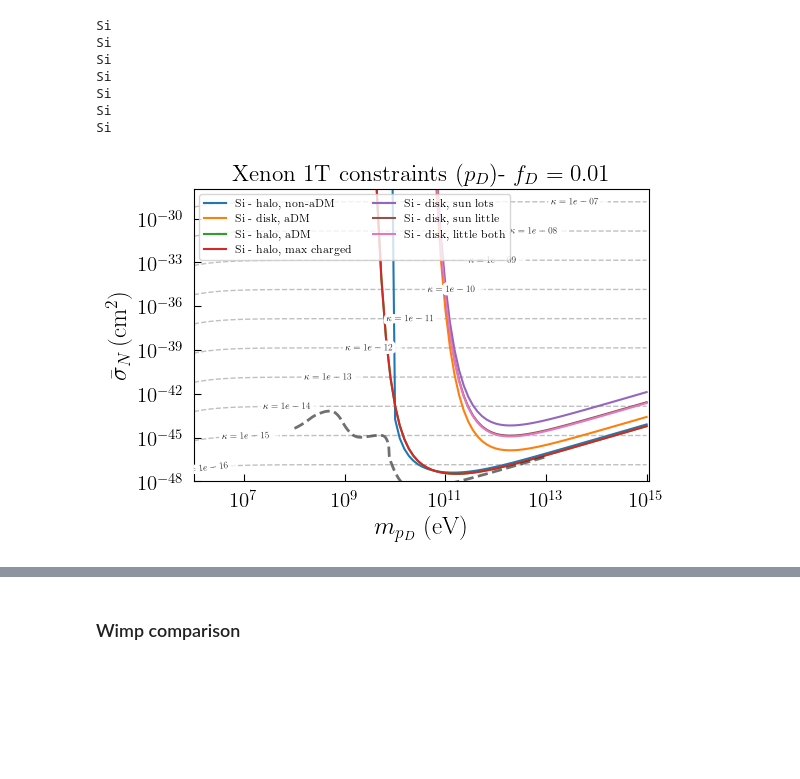
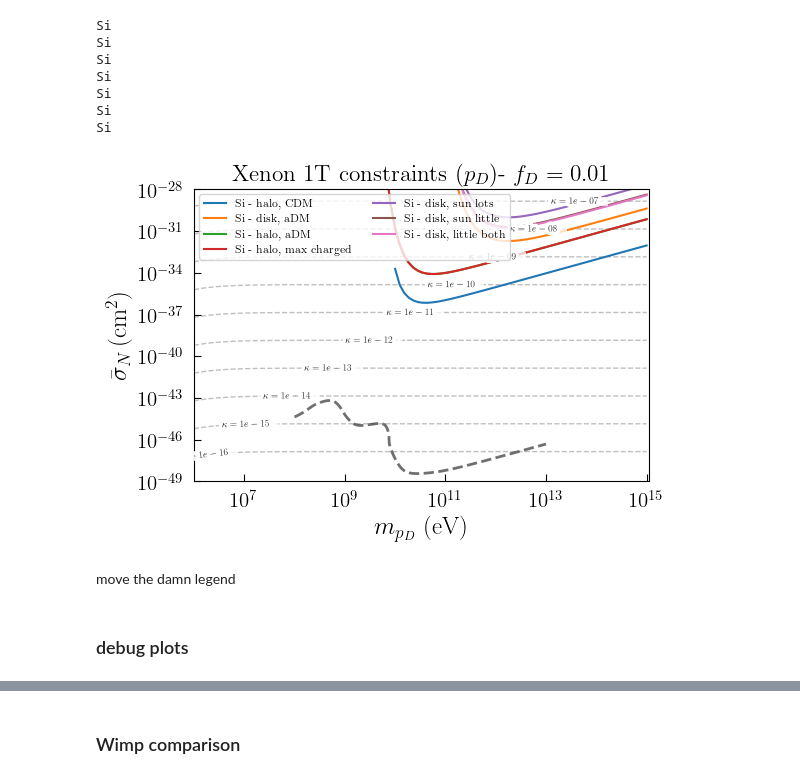
Before and after one commit to Keegan-Humphrey/darkELF-custom, a Jupyter notebook: mystuff/constraint_plots_clean.ipynb, the cells around one changed output, grey strips where cells are left out. Cells and saved outputs as stored; diff of their text form; code cells hidden in the pictures; blank space fills up the shorter version.

```diff
--- a/mystuff/constraint_plots_clean.ipynb
+++ b/mystuff/constraint_plots_clean.ipynb
@@ -49,9 +49,9 @@ sqrtmrat = 1e0
 
 expSENSEI = 100.72 * 1e-3 / 365 # [kg-yr] SENSEI Snolab exposure from 2312.13342
 
-targetlabels=["Si - halo, non-aDM","Si - disk, aDM","Si - halo, aDM","Si - halo, max charged","Si - disk, sun lots","Si - disk, sun little","Si - disk, little both"]
+targetlabels=["Si - halo, CDM","Si - disk, aDM","Si - halo, aDM","Si - halo, max charged","Si - disk, sun lots","Si - disk, sun little","Si - disk, little both"]
 
-vs_list = [{"v0kms": 220,"vesckms":500,"vekms":233,"vdist":"halo","fD":0.01},
+vs_list = [{"v0kms": 220,"vesckms":500,"vekms":233,"vdist":"halo","fD":1},
             {"v0kms":sqrtmrat * 20,"vesckms": np.sqrt(43**2 + 11**2),"vekms": 30,"vdist":"disk","fD":0.01},\
             {"v0kms":sqrtmrat * 220,"vesckms": np.sqrt(43**2 + 11**2),"vekms": 233,"vdist":"disk","fD":0.01},\
             {"v0kms":sqrtmrat * 220,"vesckms":0.1,"vekms": 233,"vdist":"disk","fD":0.01},\
@@ -60,17 +60,17 @@ vs_list = [{"v0kms": 220,"vesckms":500,"vekms":233,"vdist":"halo","fD":0.01},
             {"v0kms":sqrtmrat * 20,"vesckms":sqrtmrat * np.sqrt(43**2 / 2 ),"vekms":30,"vdist":"disk","fD":0.01},\
             {"v0kms":sqrtmrat * 20,"vesckms":sqrtmrat * np.sqrt(43**2 / 2 + 11**2 / 2),"vekms":30,"vdist":"disk","fD":0.01}] # all must be positive
 
-target_list = [darkelf(target='Si',mX=mX,filename="Si_mermin.dat",vesckms=v["vesckms"],v0kms=v["v0kms"],vekms=v["vekms"],vdist=v["vdist"]) for v in vs_list]
+target_list = [darkelf(target='Si',mX=mX,filename="Si_mermin.dat",vesckms=v["vesckms"],v0kms=v["v0kms"],vekms=v["vekms"],vdist=v["vdist"],fD=v["fD"]) for v in vs_list]
 
 #vdomain = [target_list[i].fv_1d_disk()]
 
 vdom=np.e ** np.linspace(0,np.log(3e5),100)
 
-flist = [(lambda obj: obj.fv_1d_disk(vdom/obj.c0))(target_list[i]) for i in range(1,len(target_list))]
-flist.insert(0,(lambda obj: obj.fv_1d(vdom/obj.c0))(target_list[0]))
+# flist = [(lambda obj: obj.fv_1d_disk(vdom/obj.c0))(target_list[i]) for i in range(1,len(target_list))]
+# flist.insert(0,(lambda obj: obj.fv_1d(vdom/obj.c0))(target_list[0]))
 
-etalist = [(lambda obj: obj.etav_disk(vdom/obj.c0))(target_list[i]) for i in range(1,len(target_list))]
-etalist.insert(0,(lambda obj: obj.etav(vdom/obj.c0))(target_list[0]))
+# etalist = [(lambda obj: obj.etav_disk(vdom/obj.c0))(target_list[i]) for i in range(1,len(target_list))]
+# etalist.insert(0,(lambda obj: obj.etav(vdom/obj.c0))(target_list[0]))
 # %% [output]
  .... Loading files for Si
 Loaded Si_mermin.dat for epsilon in electron regime
@@ -119,6 +119,7 @@ task = ("write","read")[1]
 
 # test_read = np.array([])
 
+fname = "lim_massless_SENSEI_exp_pD_11_5_26"
 
 if task == "write":
 
@@ -142,11 +143,11 @@ if task == "write":
 
     lim_massless_DD=np.array(lim_massless)
 
-    with open("lim_massless_SENSEI_exp_pD_28_4_22", "wb") as f:
+    with open(fname, "wb") as f:
         pkl.dump(lim_massless,f)
 
 elif task == "read":
-    with open("lim_massless_SENSEI_exp_pD_28_4_22", "rb") as f:
+    with open(fname, "rb") as f:
         lim_massless = pkl.load(f)
 
 
@@ -238,7 +170,7 @@ axs.set_xscale("log")
 axs.set_yscale("log")
 
 axs.set_xlim([1e6, 1.1e15])
-axs.set_ylim([1e-48, 1.1e-28])
+axs.set_ylim([1e-49, 1.1e-26])
 axs.set_xlabel("$m_{p_D}$ (eV)", fontsize=18)
 axs.set_ylabel(r"$\bar\sigma_e\,(\mathrm{cm}^2)$", fontsize=18)
 axs.tick_params(direction="in", which="both")
@@ -363,8 +295,10 @@ def get_limit_nuclear(
         ER_max_eV=ER_max_eV,
     )
 
-    if R == 0.0:
-        return 1.0
+    # if R == 0.0:
+    #     return 1.0
+    if (not np.isfinite(R)) or R <= 0.0:
+        return np.inf
     else:
         return kappa_ref * np.sqrt(3.0 / (R * exposure))
 # %%
@@ -416,7 +350,7 @@ axs.set_xscale("log")
 axs.set_yscale("log")
 
 axs.set_xlim([1e6,1.1e15])
-axs.set_ylim([1e-48,1.1e-28])
+axs.set_ylim([1e-49,1.1e-28])
 axs.set_xlabel("$m_{p_D}$ (eV)",fontsize=18)
 axs.set_ylabel(r"$\bar\sigma_N\,(\mathrm{cm}^2)$",fontsize=18)
 axs.tick_params(direction="in",which="both")
@@ -523,31 +457,35 @@ axs.plot(
 # ------------------------------------------------------------------
 # Main legend only for experimental / target curves
 # ------------------------------------------------------------------
 
 handles, labels = axs.get_legend_handles_labels()
 
 # keep only the original target curves in the legend
 main_handles = handles[:len(lim_massless_nuc)]
 main_labels = labels[:len(lim_massless_nuc)]
 
 
 axs.legend(
     main_handles,
     main_labels,
     ncol=2,
     fontsize=8,
     loc="upper left"
 )
 
 
 
 fig.tight_layout()
 fig.subplots_adjust(wspace = 0.3)
 
 
 props = dict(facecolor='white', alpha=0.9, edgecolor='white',boxstyle="square,pad=0.02")
 lines = axs.get_lines()
 # labelLines(lines,fontsize=9,xvals=[4,1e2,20,8,1.5,10,100,10],zorder=2.5,
         #    ha='center',va='center',align=True,bbox=props)
 # %% [output]
-[figure, old version]
+[figure, new version]
+# %% [markdown]
+move the damn legend
+# %% [markdown]
+### debug plots
```
Also changed, not shown: parts of 18 cells of this notebook, 5 other files.
